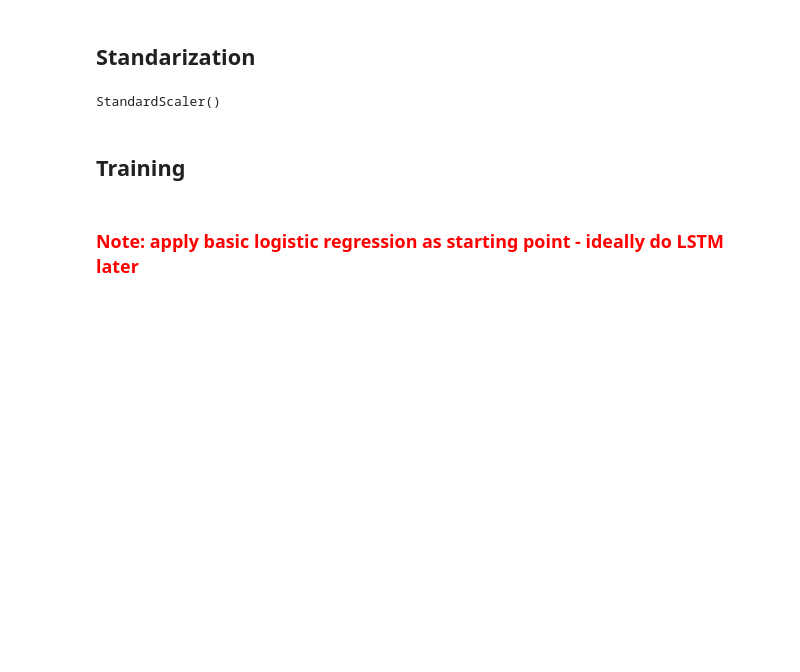
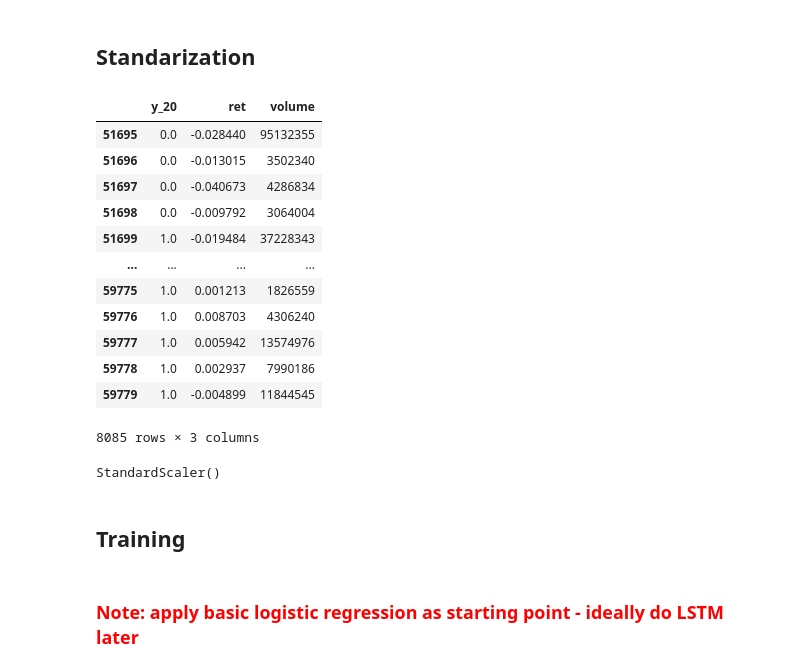
Before and after one commit to RipaltaOriol/ML-Stock-Predictor, a Jupyter notebook: logistic_regression.ipynb, the cells around one changed output. Cells and saved outputs as stored; diff of their text form; code cells hidden in the pictures; blank space fills up the shorter version.

Commit message:
add: model logistic regression

```diff
--- a/logistic_regression.ipynb
+++ b/logistic_regression.ipynb
@@ -137,5 +151,4 @@ clean[clean["ticker"] == "AAPL"][['date', 'ret', f'y_{horizon}', f'cumret_{horiz
 # %%
-dts1 = np.sort(clean['date'].unique())
-dts2 = np.sort(df['date'].unique())
-dts1[0], dts1[-1], dts2[0], dts2[-1]
+train, val, test = hf.time_split(df)
+len(train), len(val), len(test)
 # %% [output]
@@ -147,0 +160,2 @@ dts1[0], dts1[-1], dts2[0], dts2[-1]
+# %%
+TARGET = "y_20"
@@ -148,4 +164,3 @@ dts1[0], dts1[-1], dts2[0], dts2[-1]
 # %%
-# split sets
-# inputs are dataframe, fraction in training, fraction in validation, column we're splitting at
-train,val,test = hf.time_split(df,0.7,0.15,'date')
+x = Models.run_logistic_regression(train, val, test, raw, TARGET)
+x.columns
@@ -152,5 +186,23 @@ train,val,test = hf.time_split(df,0.7,0.15,'date')
 # %% [markdown]
 ## Standarization
+# %%
+m = [TARGET] + raw
+f = test.dropna(subset=m)
+f[m]
+# %% [output]
+|  | y_20 | ret | volume |
+| 51695 | 0.0 | -0.028440 | 95132355 |
+| 51696 | 0.0 | -0.013015 | 3502340 |
+| 51697 | 0.0 | -0.040673 | 4286834 |
+| 51698 | 0.0 | -0.009792 | 3064004 |
+| 51699 | 1.0 | -0.019484 | 37228343 |
+| ... | ... | ... | ... |
+| 59775 | 1.0 | 0.001213 | 1826559 |
+| 59776 | 1.0 | 0.008703 | 4306240 |
+| 59777 | 1.0 | 0.005942 | 13574976 |
+| 59778 | 1.0 | 0.002937 | 7990186 |
+| 59779 | 1.0 | -0.004899 | 11844545 |
+8085 rows × 3 columns
 # %%
 X_train = train[fund_eng]
 X_val = val[fund_eng]
```
Also changed, not shown: parts of 13 cells of this notebook.
